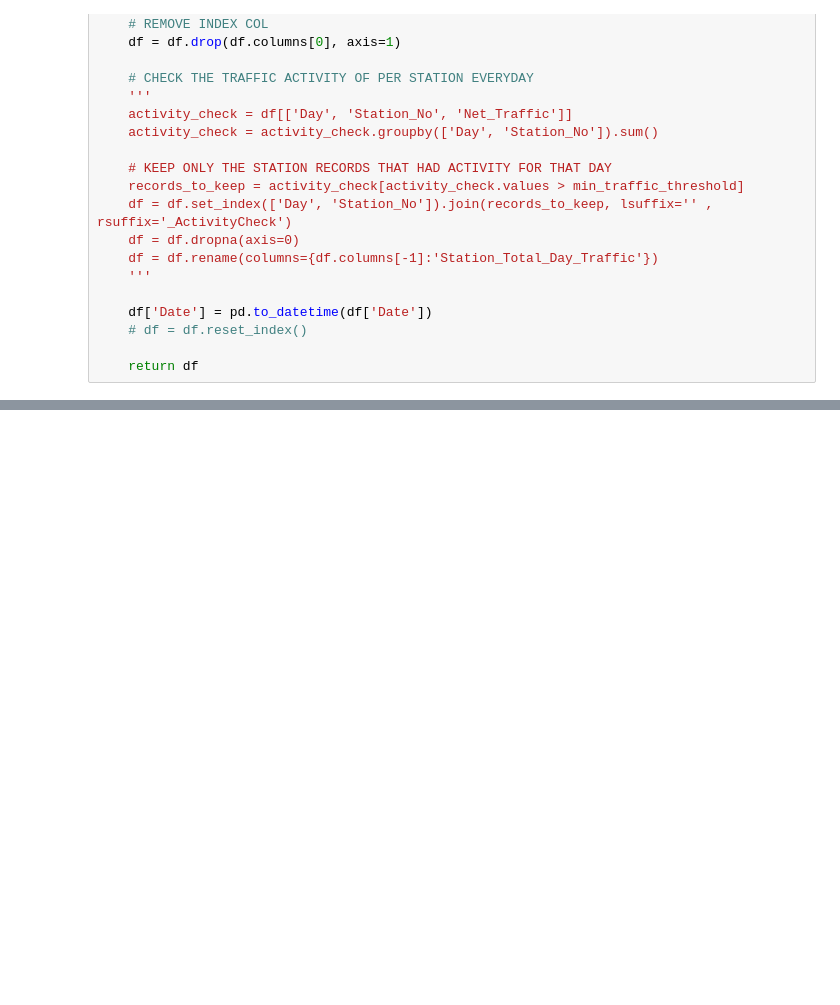
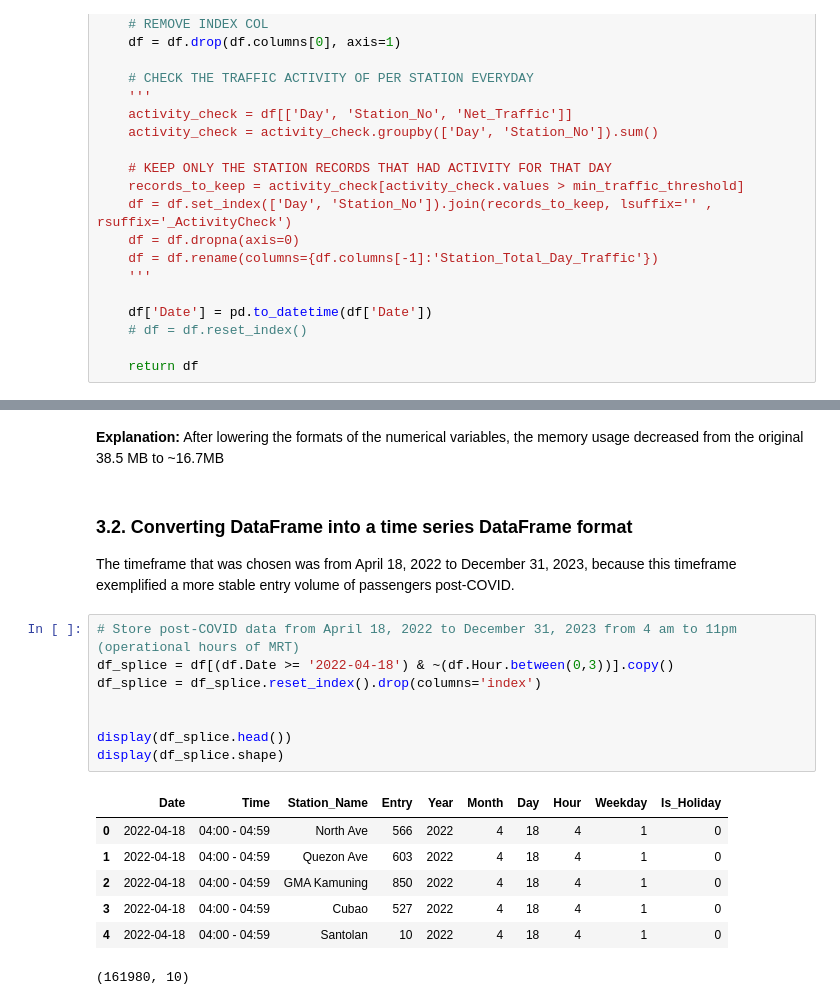
Before and after one commit to beabanzon/DATA103-Final, a Jupyter notebook: imputation.ipynb, the cells around one changed output, grey strips where cells are left out. Drawn from its saved outputs; the diff is of its cells as text; blank space fills up the shorter version.

```diff
--- a/imputation.ipynb
+++ b/imputation.ipynb
@@ -275,0 +169,21 @@ df_to_impute.tail()
+# %% [markdown]
+**Explanation:** After lowering the formats of the numerical variables, the memory usage decreased from the original 38.5 MB to ~16.7MB
+# %% [markdown]
+### 3.2. Converting DataFrame into a time series DataFrame format
+The timeframe that was chosen was from April 18, 2022 to December 31, 2023, because this timeframe exemplified a more stable entry volume of passengers post-COVID.
+# %%
+# Store post-COVID data from April 18, 2022 to December 31, 2023 from 4 am to 11pm (operational hours of MRT)
+df_splice = df[(df.Date >= '2022-04-18') & ~(df.Hour.between(0,3))].copy()
+df_splice = df_splice.reset_index().drop(columns='index')
+
+
+display(df_splice.head())
+display(df_splice.shape)
+# %% [output]
+|  | Date | Time | Station_Name | Entry | Year | Month | Day | Hour | Weekday | Is_Holiday |
+| 0 | 2022-04-18 | 04:00 - 04:59 | North Ave | 566 | 2022 | 4 | 18 | 4 | 1 | 0 |
+| 1 | 2022-04-18 | 04:00 - 04:59 | Quezon Ave | 603 | 2022 | 4 | 18 | 4 | 1 | 0 |
+| 2 | 2022-04-18 | 04:00 - 04:59 | GMA Kamuning | 850 | 2022 | 4 | 18 | 4 | 1 | 0 |
+| 3 | 2022-04-18 | 04:00 - 04:59 | Cubao | 527 | 2022 | 4 | 18 | 4 | 1 | 0 |
+| 4 | 2022-04-18 | 04:00 - 04:59 | Santolan | 10 | 2022 | 4 | 18 | 4 | 1 | 0 |
+(161980, 10)
```
Also changed, not shown: parts of 45 cells of this notebook.
